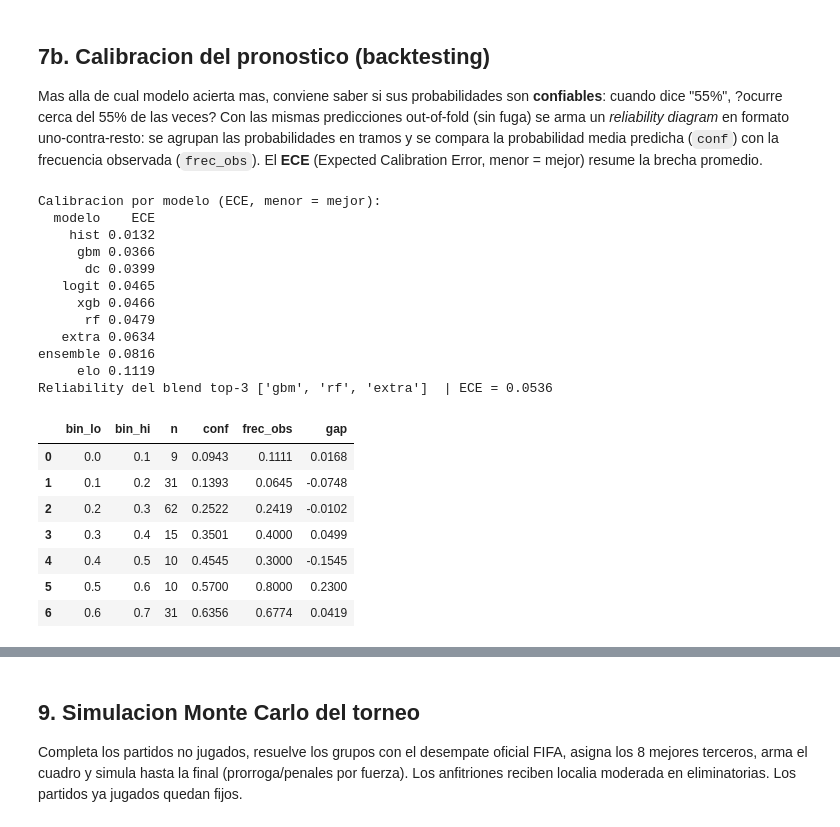
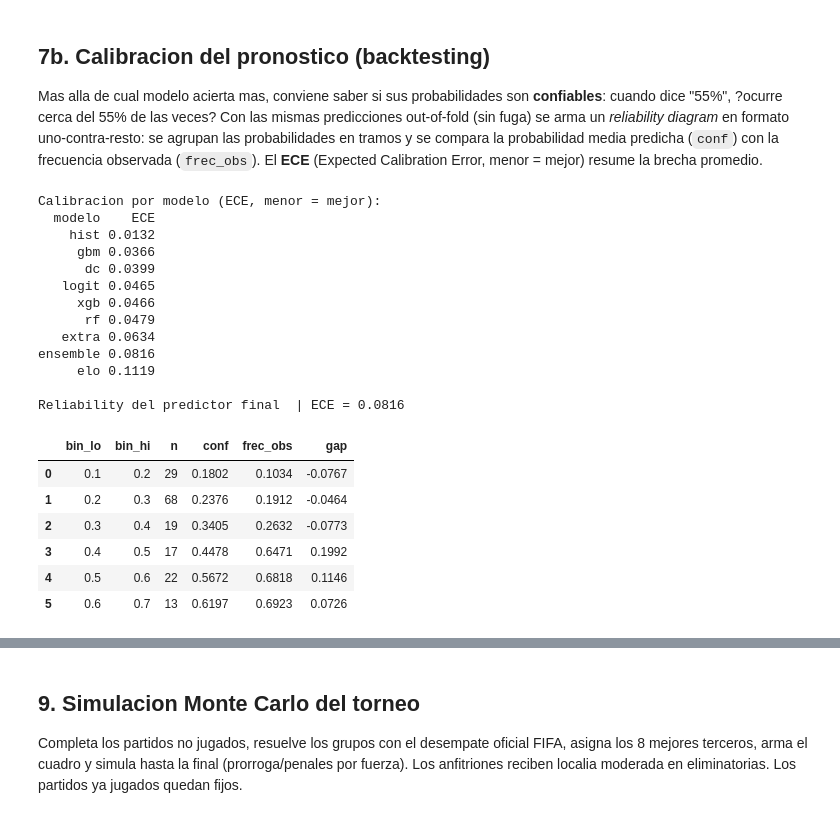
Before and after one commit to santiagoriverti/ML_prediccion_mundial2026, a Jupyter notebook: notebooks/prediccion_mundial2026.ipynb, the cells around one changed output, grey strips where cells are left out. Cells and saved outputs as stored; diff of their text form; code cells hidden in the pictures.

```diff
--- a/notebooks/prediccion_mundial2026.ipynb
+++ b/notebooks/prediccion_mundial2026.ipynb
@@ -244,16 +247,25 @@ cumple Dixon-Coles; la seleccion top-3 aplica al pronostico 1/X/2.
 # %%
-from models import evaluar_modelos, seleccionar_top
+from models import evaluar_modelos, seleccionar_top, elegir_predictor_final
 
 # Evaluacion OOF (reusa los hiperparametros ya buscados y los parametros
 # econometricos calibrados). devolver_oof=True entrega las predicciones OOF
-# (oof) y los resultados reales (y_eval) para medir la calibracion mas abajo.
+# (oof) y los resultados reales (y_eval) para medir calibracion y elegir predictor.
 tabla_eval, mejor, oof, y_eval = evaluar_modelos(
     dataset, equipos, devolver_oof=True, nu=NU, lambda_prior=LAMBDA,
     hiperparams=reporte['hiperparams'])
 
-# Los 3 mejores modelos base (excluye 'ensemble') y sus pesos para el blend.
+# Los 3 mejores modelos individuales (informativo).
 top3, pesos_top = seleccionar_top(tabla_eval, k=3)
-print('Los 3 mejores modelos (prediccion final):', top3)
-print('Pesos del blend:', {k: round(v, 3) for k, v in pesos_top.items()})
+print('Los 3 mejores modelos individuales (log-loss):', top3)
+
+# PREDICTOR FINAL data-driven: compara el blend top-3 vs un blend DIVERSO de todos
+# los modelos (ponderado por 1/log-loss) y elige el de menor log-loss out-of-fold.
+# La diversidad (Elo + Dixon-Coles + lineal + arboles + boosting) suele ganarle al
+# top-3, que tiende a juntar modelos correlacionados.
+tabla_pred, nombres_fin, pesos_fin = elegir_predictor_final(oof, y_eval, top3, pesos_top)
+print('\nComparacion de predictores finales (log-loss out-of-fold, menor = mejor):')
+print(tabla_pred.to_string(index=False))
+print('\nPredictor FINAL elegido:', list(nombres_fin))
+print('Pesos:', {k: round(v, 3) for k, v in pesos_fin.items()})
 tabla_eval
 # %% [output]
@@ -282,44 +302,44 @@ brecha promedio.
 # %%
 from models import tabla_calibracion, blend_1x2
 import numpy as np
 
 # ECE de cada modelo con prediccion out-of-fold valida (menor = mejor calibrado).
 resumen_calib = []
 for m, P in oof.items():
     _, ece_m = tabla_calibracion(P, y_eval)
     if ece_m == ece_m:  # descarta NaN (modelos sin oof completo)
         resumen_calib.append({'modelo': m, 'ECE': ece_m})
 resumen_calib = pd.DataFrame(resumen_calib).sort_values('ECE').reset_index(drop=True)
 print('Calibracion por modelo (ECE, menor = mejor):')
 print(resumen_calib.to_string(index=False))
 
-# Reliability del BLEND de los 3 mejores (lo que se usa para predecir).
-oof_blend = np.full_like(oof[top3[0]], np.nan)
+# Reliability del PREDICTOR FINAL (lo que realmente se usa para predecir).
+oof_blend = np.full_like(oof[nombres_fin[0]], np.nan)
 for i in range(len(y_eval)):
-    probs_i = {m: oof[m][i] for m in top3 if m in oof}
-    oof_blend[i] = blend_1x2(probs_i, pesos_top)
+    probs_i = {m: oof[m][i] for m in nombres_fin if m in oof}
+    oof_blend[i] = blend_1x2(probs_i, pesos_fin)
 tabla_calib, ece = tabla_calibracion(oof_blend, y_eval)
-print('Reliability del blend top-3', top3, ' | ECE =', ece)
+print('\nReliability del predictor final  | ECE =', ece)
 tabla_calib
 # %% [output]
 Calibracion por modelo (ECE, menor = mejor):
   modelo    ECE
     hist 0.0132
      gbm 0.0366
       dc 0.0399
    logit 0.0465
      xgb 0.0466
       rf 0.0479
    extra 0.0634
 ensemble 0.0816
      elo 0.1119
-Reliability del blend top-3 ['gbm', 'rf', 'extra']  | ECE = 0.0536
+
+Reliability del predictor final  | ECE = 0.0816
 |  | bin_lo | bin_hi | n | conf | frec_obs | gap |
-| 0 | 0.0 | 0.1 | 9 | 0.0943 | 0.1111 | 0.0168 |
-| 1 | 0.1 | 0.2 | 31 | 0.1393 | 0.0645 | -0.0748 |
-| 2 | 0.2 | 0.3 | 62 | 0.2522 | 0.2419 | -0.0102 |
-| 3 | 0.3 | 0.4 | 15 | 0.3501 | 0.4000 | 0.0499 |
-| 4 | 0.4 | 0.5 | 10 | 0.4545 | 0.3000 | -0.1545 |
-| 5 | 0.5 | 0.6 | 10 | 0.5700 | 0.8000 | 0.2300 |
-| 6 | 0.6 | 0.7 | 31 | 0.6356 | 0.6774 | 0.0419 |
+| 0 | 0.1 | 0.2 | 29 | 0.1802 | 0.1034 | -0.0767 |
+| 1 | 0.2 | 0.3 | 68 | 0.2376 | 0.1912 | -0.0464 |
+| 2 | 0.3 | 0.4 | 19 | 0.3405 | 0.2632 | -0.0773 |
+| 3 | 0.4 | 0.5 | 17 | 0.4478 | 0.6471 | 0.1992 |
+| 4 | 0.5 | 0.6 | 22 | 0.5672 | 0.6818 | 0.1146 |
+| 5 | 0.6 | 0.7 | 13 | 0.6197 | 0.6923 | 0.0726 |
 # %% [markdown]
```
Also changed, not shown: parts of 10 cells of this notebook, 1 other file.
